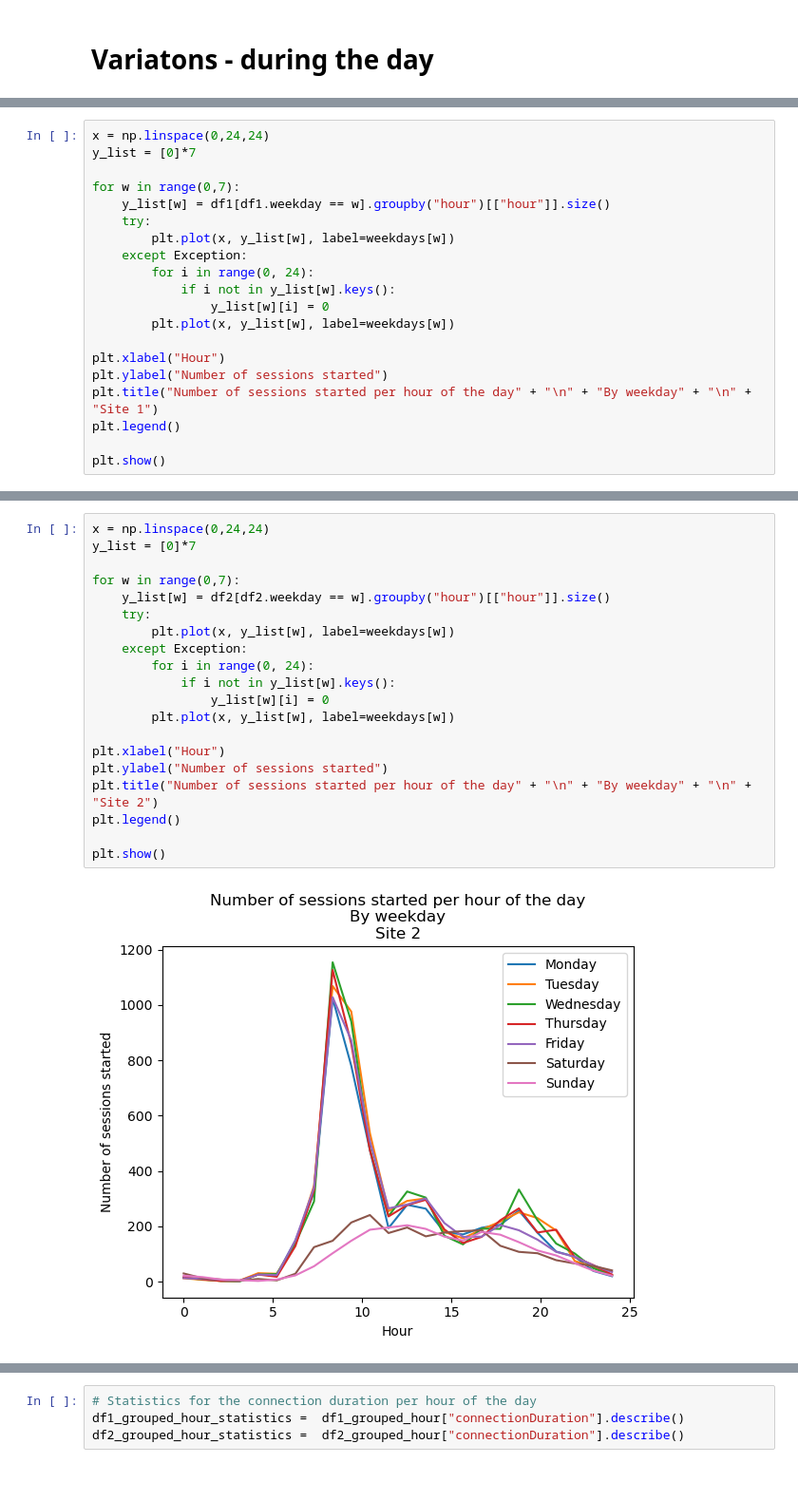
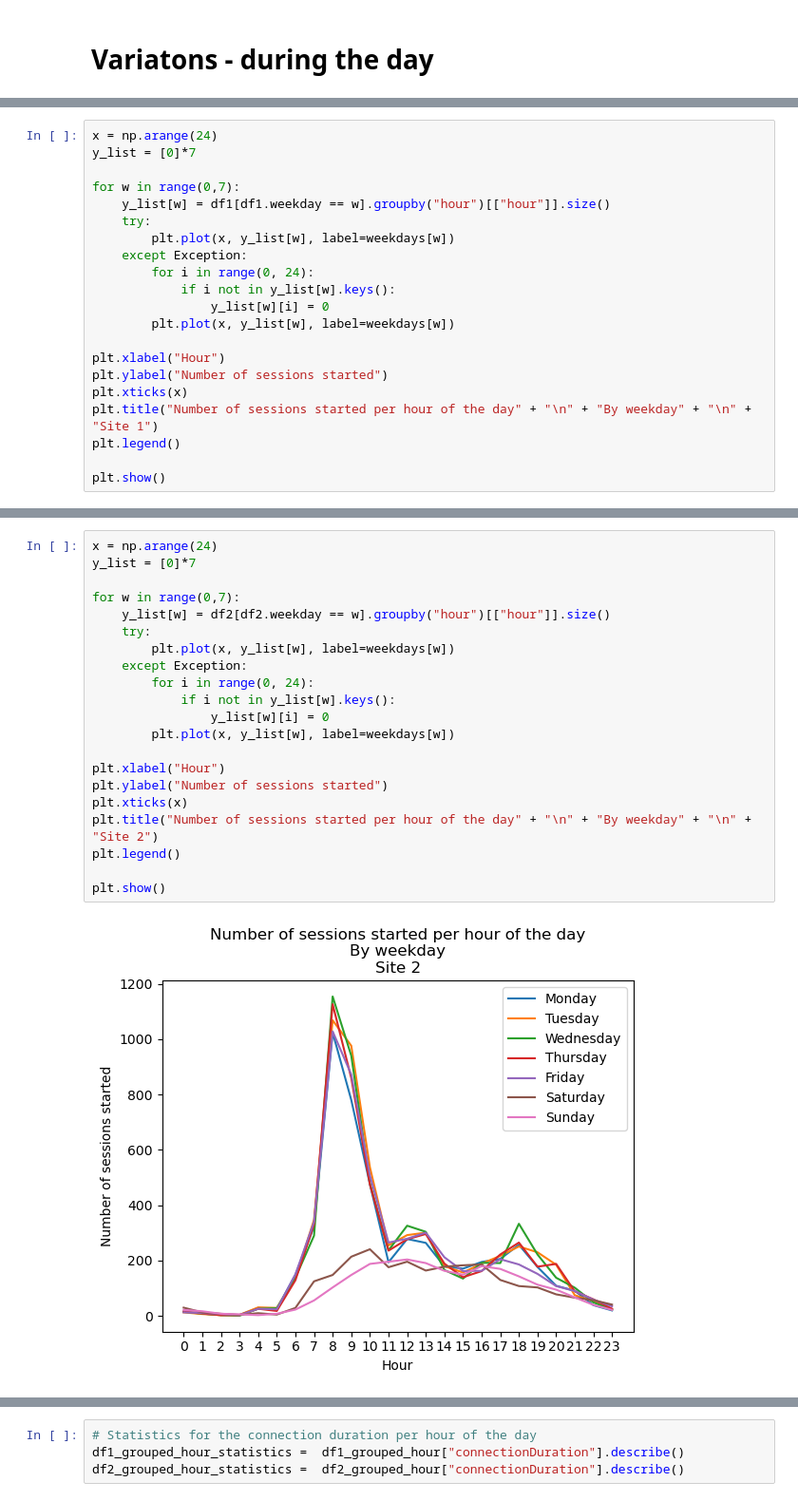
Before and after one commit to Sithkiller3000/AA2024, a Jupyter notebook: descriptive_analytics/descriptive_analytics_2a.ipynb, the cells around one changed output, grey strips where cells are left out. Shown at 95% size. Cells and saved outputs as stored; diff of their text form.

```diff
--- a/descriptive_analytics/descriptive_analytics_2a.ipynb
+++ b/descriptive_analytics/descriptive_analytics_2a.ipynb
@@ -38,5 +41,5 @@ plt.show()
 # %%
-x = np.linspace(0,24,24)
+x = np.arange(24)
 y_list = [0]*7
 
 for w in range(0,7):
@@ -51,6 +54,7 @@ for w in range(0,7):
 
 plt.xlabel("Hour")
 plt.ylabel("Number of sessions started")
+plt.xticks(x)
 plt.title("Number of sessions started per hour of the day" + "\n" + "By weekday" + "\n" + "Site 1")
 plt.legend()
 
@@ -60,23 +64,24 @@ plt.show()
 # %%
-x = np.linspace(0,24,24)
+x = np.arange(24)
 y_list = [0]*7
 
 for w in range(0,7):
     y_list[w] = df2[df2.weekday == w].groupby("hour")[["hour"]].size()
     try:
         plt.plot(x, y_list[w], label=weekdays[w])
     except Exception:
         for i in range(0, 24):
             if i not in y_list[w].keys():
                 y_list[w][i] = 0
         plt.plot(x, y_list[w], label=weekdays[w])
 
 plt.xlabel("Hour")
 plt.ylabel("Number of sessions started")
+plt.xticks(x)
 plt.title("Number of sessions started per hour of the day" + "\n" + "By weekday" + "\n" + "Site 2")
 plt.legend()
 
 plt.show()
 # %% [output]
-[figure, old version]
+[figure, new version]
 # %% [markdown]
```
Also changed, not shown: parts of 25 cells of this notebook, 1 other file.
